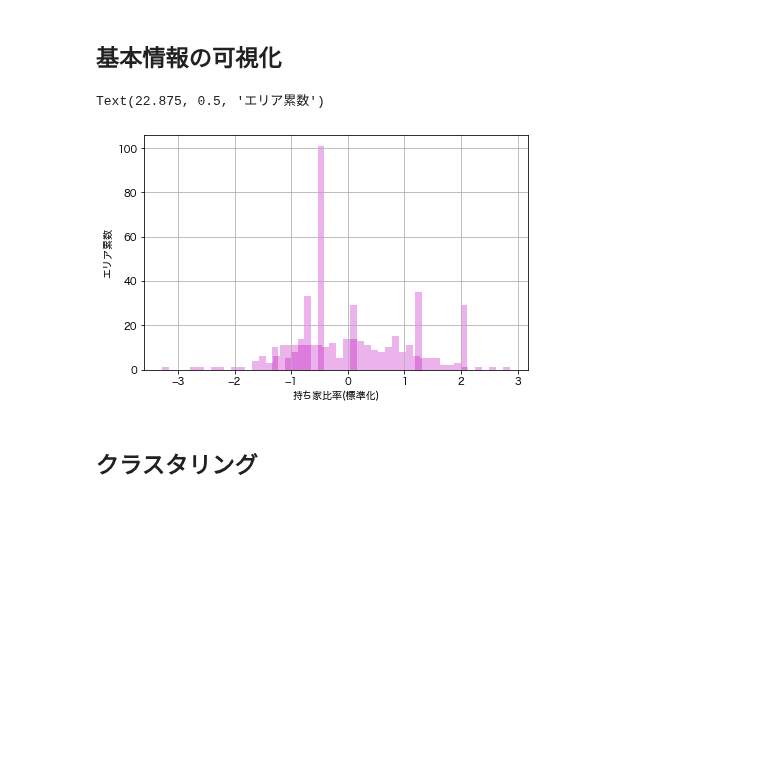
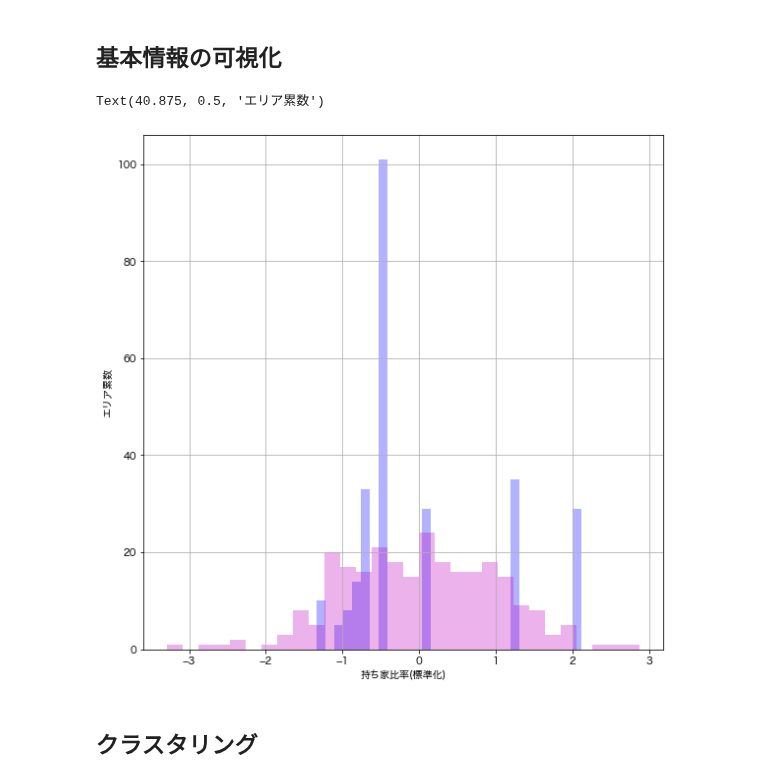
Before and after one commit to idosatoshi0118/python, a Jupyter notebook: 小売系企業インターン/チラシ-高級持ち家への配布エリアプロット.ipynb, the cells around one changed output. Drawn from its saved outputs; the diff is of its cells as text; code cells hidden in the pictures; blank space fills up the shorter version.

```diff
--- a/小売系企業インターン/チラシ-高級持ち家への配布エリアプロット.ipynb
+++ b/小売系企業インターン/チラシ-高級持ち家への配布エリアプロット.ipynb
@@ -4,11 +4,12 @@ import pandas as pd
 import matplotlib.pyplot as plt
 import seaborn as sns
 from pylab import rcParams
+import folium
 
 # 表示の幅を広げる
 pd.set_option('display.max_columns', 100)
 pd.set_option('display.max_rows', 500)
-rcParams['figure.figsize'] = 10, 10 # グラフが見きれないようにするためサイズを大きくしておく
+rcParams['figure.figsize'] = 8, 8 # グラフが見きれないようにするためサイズを大きくしておく
 # %% [markdown]
 # 住宅情報(2015年)
 # %%
@@ -93,11 +95,13 @@ df1 = pd.merge(df0, kokuzei2, on = ["市区町村名", "大字・町名", "字
 # %% [markdown]
 ## 必要な情報を追加する
 # %%
-# 55才以上の割合
+# 各年齢層の割合
 df1['45~64才の割合']  = (df1["55〜64"] + df1["45〜54"]) / df1["普通世帯総数"]
 df1['65才以上の割合'] = df1["65歳以上"] / df1["普通世帯総数"]
 
-# 1000万以上の割合
+
+# 各世帯収入の割合 # これは税法で終えている部分であって自営業主などの収入は反映されずらい可能性もある
+df1['700~1000万の割合'] = df1["700〜1000"] / (df1["300万円未満"]+df1["300〜500"]+df1["500〜700"]+df1["700〜1000"]+df1["1000万円以上"])
 df1['1000万以上の割合'] = df1["1000万円以上"] / (df1["300万円未満"]+df1["300〜500"]+df1["500〜700"]+df1["700〜1000"]+df1["1000万円以上"])
 
 # 持ち家比率を計算（これが企業と個人で混在している可能性はある）
@@ -128,10 +123,12 @@ df1.head()
 # 標準化
 df1['45~64才の割合(標準化)'] = zscore(df1['45~64才の割合'])
 df1['65才以上の割合(標準化)'] = zscore(df1['65才以上の割合'])
+df1['700~1000万の割合（標準化）'] = zscore(df1['700~1000万の割合'])
 df1['1000万以上の割合(標準化)'] = zscore(df1['1000万以上の割合'])
 df1['持ち家比率(標準化)'] = zscore(df1['持ち家比率'])
 df1['自営業主比率(標準化)'] = zscore(df1['自営業主比率'])
 
 # 分析に必要な要素のみ抽出
-df2 = df1.iloc[:,[0,1,2,-6,-5,-4,-3,-2,-1,]]
-df2.head()
+df2 = df1.iloc[:,[0,1,2,-7,-6,-5,-4,-3,-2,-1]] # 標準化した要素とそれぞれのエリア情報(結合する際に利用)
+df3 = df1.iloc[:,[-6,-5,-4,-3,-2,-1]] # 標準化した要素のデータのみ（クラスタリング分析に利用）
+dfx = df1.iloc[:, [0,1,2,-13,-12,-11,-10,-9,-8]] #他者向け
@@ -157,20 +137,20 @@ df3.head()
 # %%
 import matplotlib as mpl
 import matplotlib.font_manager
 mpl.rcParams['font.family'] = 'Hiragino Sans'
 
 fig = plt.figure()
-df2['自営業主比率(標準化)'].hist(bins=30,alpha=0.3, histtype='stepfilled', color='m', label='A')
+df2['自営業主比率(標準化)'].hist(bins=30,alpha=0.3, histtype='stepfilled', color='b', label='A')
 plt.xlabel("自営業主比率(標準化)")
 plt.tight_layout() # グラフ同士が重ならないようにする関数
 plt.show() # グラフの表示
 
-df2['持ち家比率(標準化)'].hist(bins=50,alpha=0.3, histtype='stepfilled', color='m', label='A')
+df2['持ち家比率(標準化)'].hist(bins=30,alpha=0.3, histtype='stepfilled', color='m', label='A')
 plt.xlabel("持ち家比率(標準化)")
 plt.ylabel("エリア累数")
 # %% [output]
-Text(22.875, 0.5, 'エリア累数')
+Text(40.875, 0.5, 'エリア累数')
-[figure, old version]
+[figure, new version]
 # %% [markdown]
 ## クラスタリング
 # %%
```
Also changed, not shown: parts of 32 cells of this notebook.
